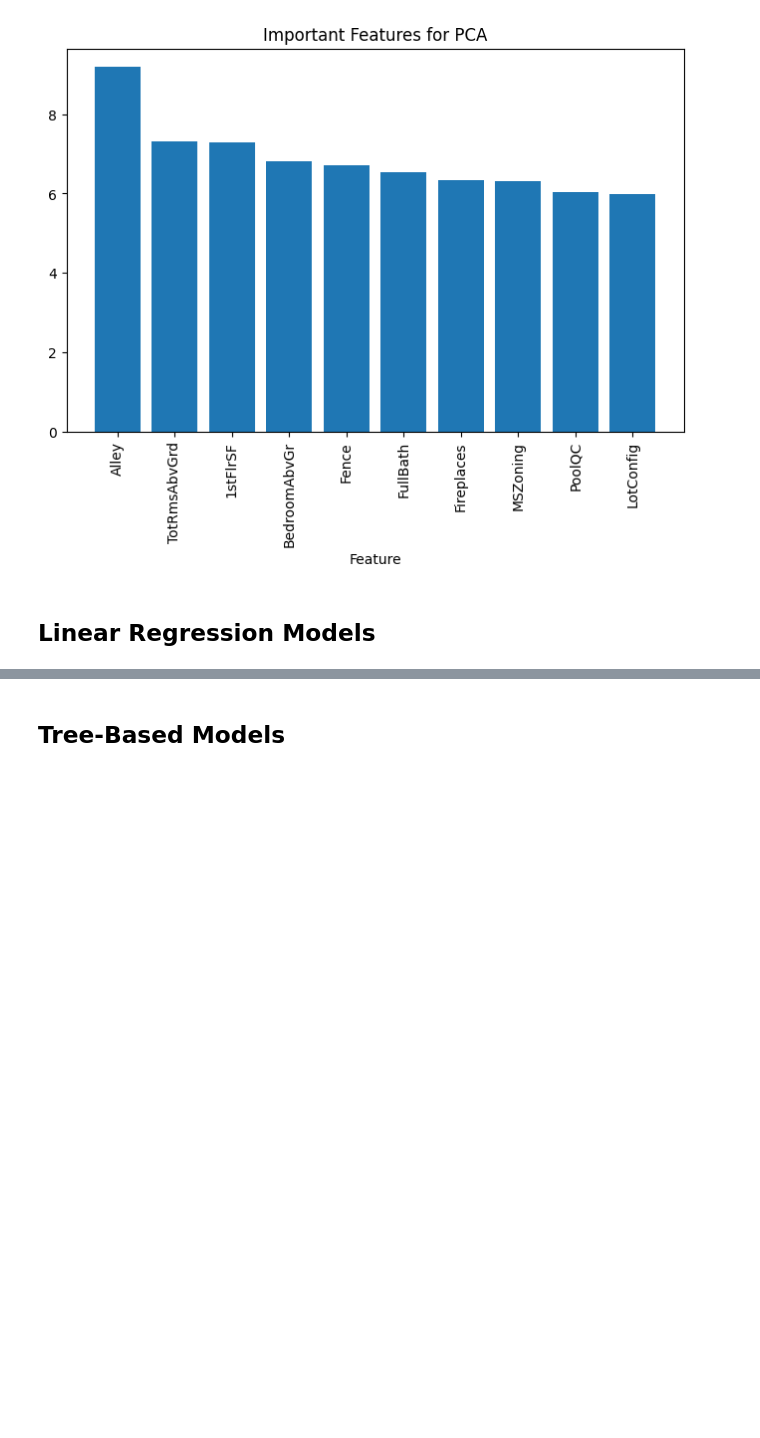
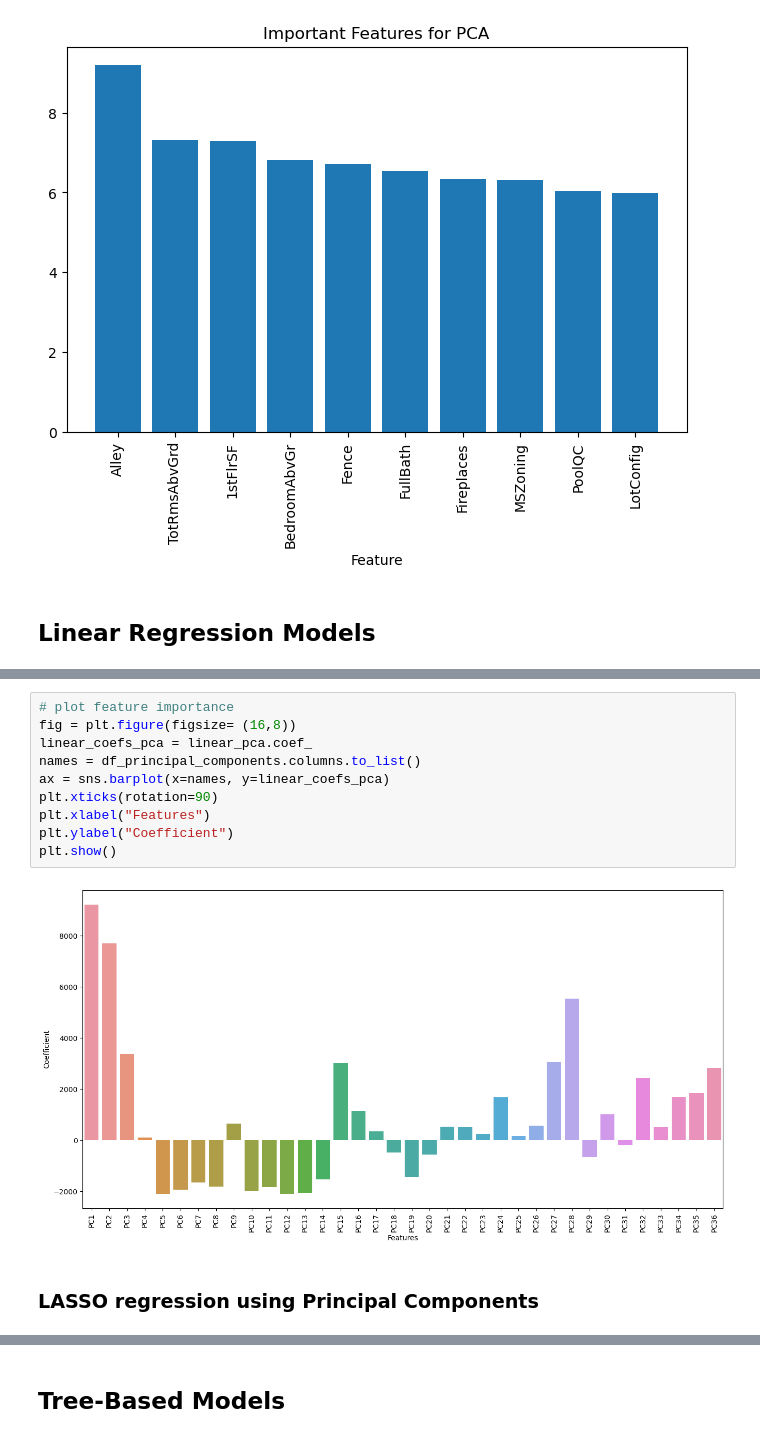
Before and after one commit to ss16318/AML_Group_3, a Jupyter notebook: ProjectDeliverable3/FinalCodeSubmission.ipynb, the cells around one changed output, grey strips where cells are left out. Drawn from its saved outputs; the diff is of its cells as text; blank space fills up the shorter version.

```diff
--- a/ProjectDeliverable3/FinalCodeSubmission.ipynb
+++ b/ProjectDeliverable3/FinalCodeSubmission.ipynb
@@ -279,0 +338,14 @@ plt.show()
+# %%
+# plot feature importance
+fig = plt.figure(figsize= (16,8))
+linear_coefs_pca = linear_pca.coef_
+names = df_principal_components.columns.to_list()
+ax = sns.barplot(x=names, y=linear_coefs_pca)
+plt.xticks(rotation=90)
+plt.xlabel("Features")
+plt.ylabel("Coefficient")
+plt.show()
+# %% [output]
+[figure, added]
+# %% [markdown]
+### LASSO regression using Principal Components
```
Also changed, not shown: parts of 14 cells of this notebook.
